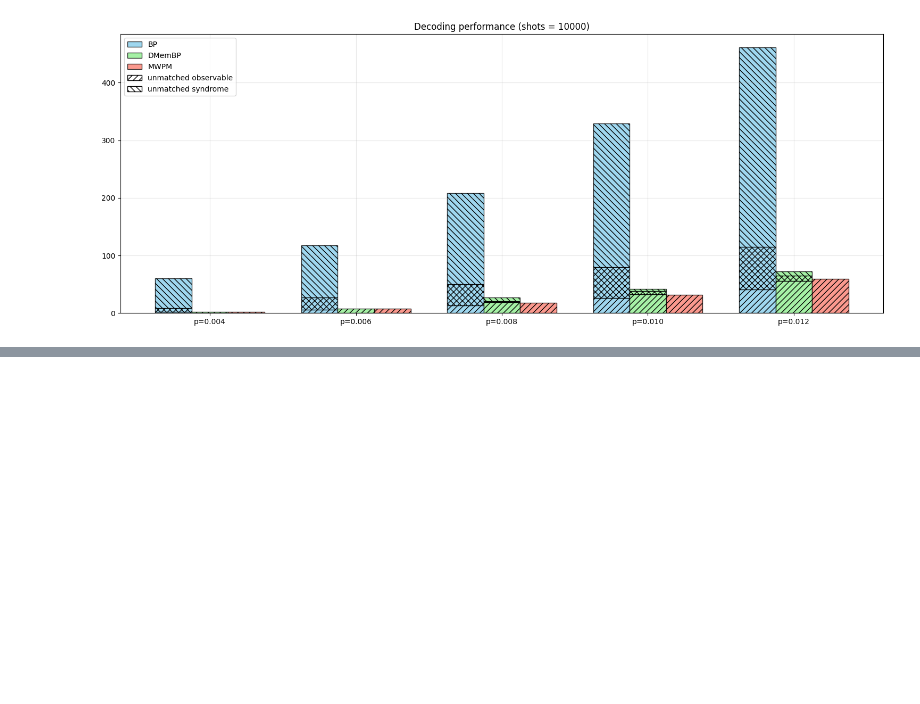
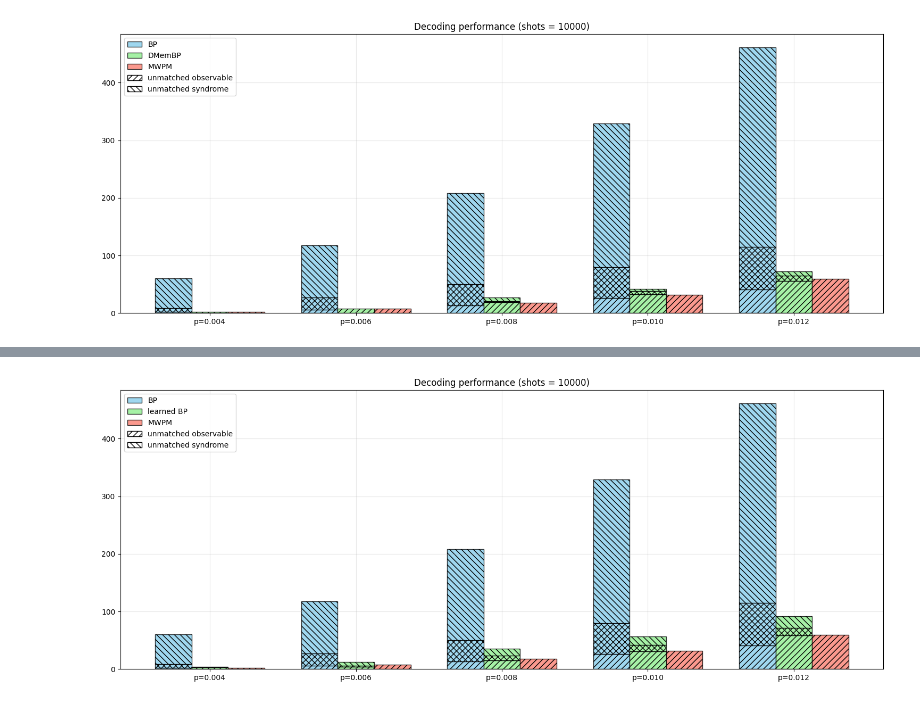
Before and after one commit to caoyingkang/QEC-decoder, a Jupyter notebook: pytorch/benchmark.ipynb, the cells around one changed output, grey strips where cells are left out. Cells and saved outputs as stored; diff of their text form; code cells hidden in the pictures; blank space fills up the shorter version.

```diff
--- a/pytorch/benchmark.ipynb
+++ b/pytorch/benchmark.ipynb
@@ -179,0 +351,4 @@ stacked_bar_plot_stats(results)
+# %%
+stacked_bar_plot_stats(results)
+# %% [output]
+[figure, added]
```
Also changed, not shown: parts of 11 cells of this notebook, 7 other files.
